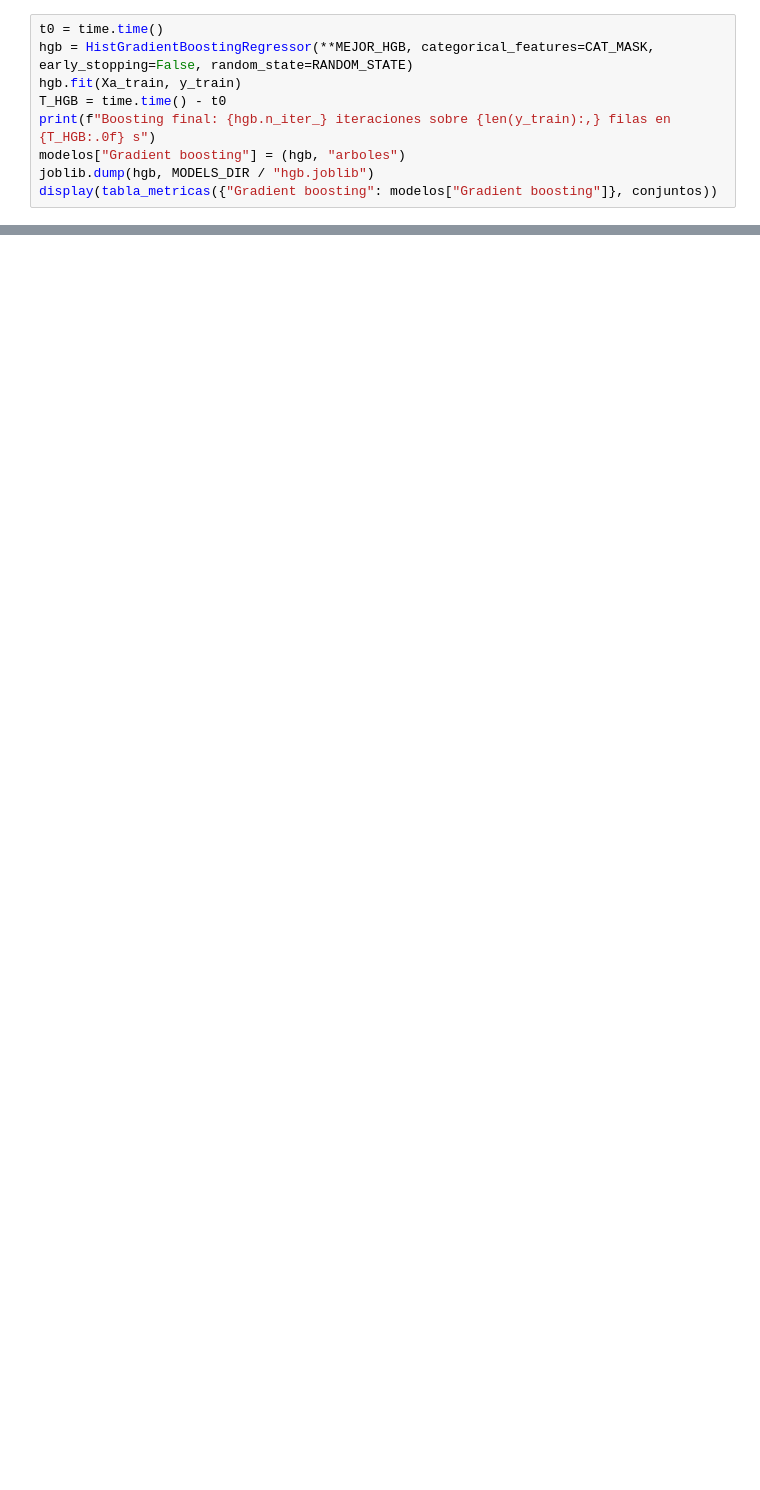
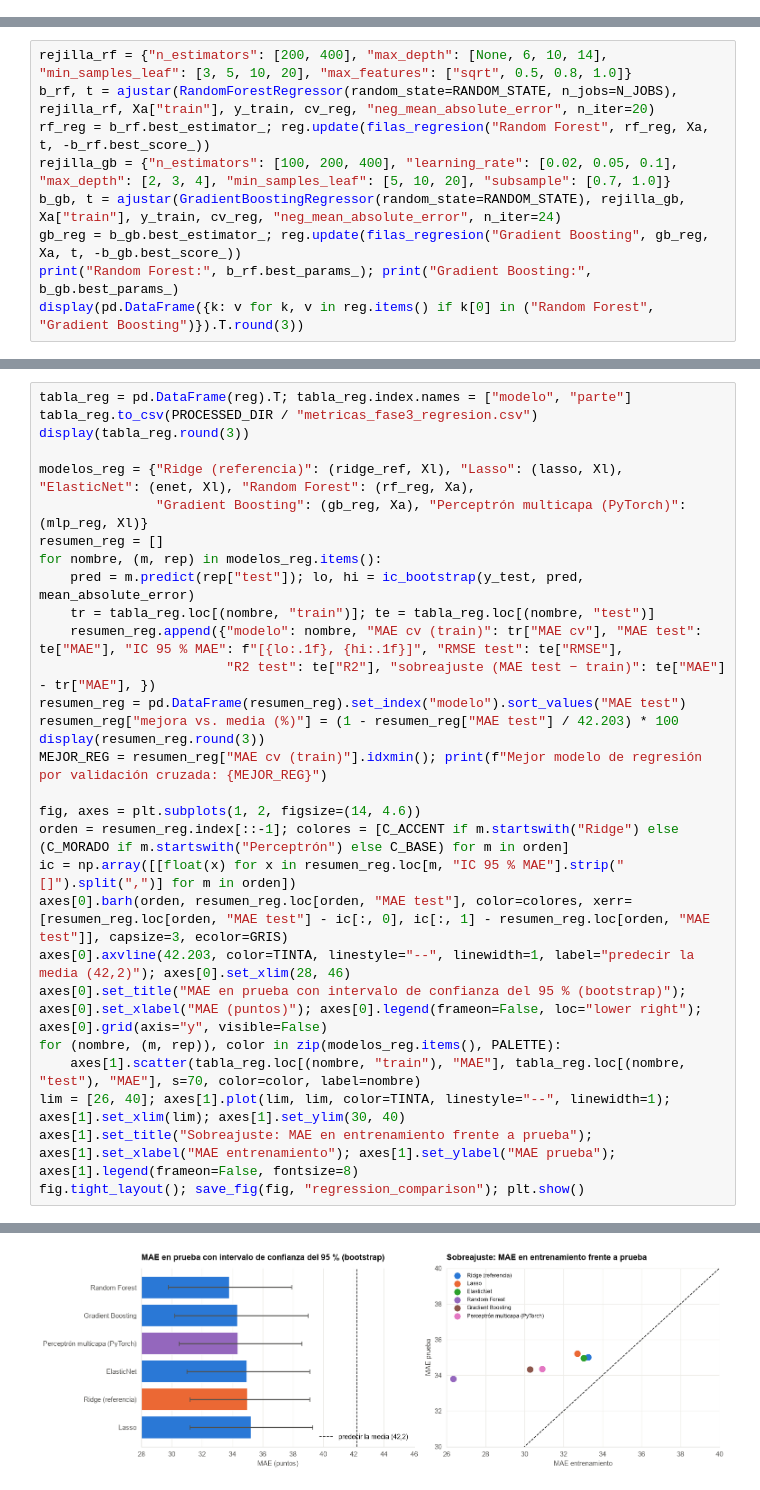
Before and after one commit to RubianoAndy/saber11-project, a Jupyter notebook: notebooks/03_modelos_y_evaluacion.ipynb, the cells around one changed output, grey strips where cells are left out. Drawn from its saved outputs; the diff is of its cells as text; blank space fills up the shorter version.

```diff
--- a/notebooks/03_modelos_y_evaluacion.ipynb
+++ b/notebooks/03_modelos_y_evaluacion.ipynb
@@ -358,9 +0,0 @@ El mejor conjunto de hiperparámetros se reentrena sobre las 372.954 filas de en
-# %%
-t0 = time.time()
-hgb = HistGradientBoostingRegressor(**MEJOR_HGB, categorical_features=CAT_MASK, early_stopping=False, random_state=RANDOM_STATE)
-hgb.fit(Xa_train, y_train)
-T_HGB = time.time() - t0
-print(f"Boosting final: {hgb.n_iter_} iteraciones sobre {len(y_train):,} filas en {T_HGB:.0f} s")
-modelos["Gradient boosting"] = (hgb, "arboles")
-joblib.dump(hgb, MODELS_DIR / "hgb.joblib")
-display(tabla_metricas({"Gradient boosting": modelos["Gradient boosting"]}, conjuntos))
@@ -768,0 +281,9 @@ Los **diez casos peor predichos** son de dos tipos. Dos estudiantes con puntaje
+# %%
+rejilla_rf = {"n_estimators": [200, 400], "max_depth": [None, 6, 10, 14], "min_samples_leaf": [3, 5, 10, 20], "max_features": ["sqrt", 0.5, 0.8, 1.0]}
+b_rf, t = ajustar(RandomForestRegressor(random_state=RANDOM_STATE, n_jobs=N_JOBS), rejilla_rf, Xa["train"], y_train, cv_reg, "neg_mean_absolute_error", n_iter=20)
+rf_reg = b_rf.best_estimator_; reg.update(filas_regresion("Random Forest", rf_reg, Xa, t, -b_rf.best_score_))
+rejilla_gb = {"n_estimators": [100, 200, 400], "learning_rate": [0.02, 0.05, 0.1], "max_depth": [2, 3, 4], "min_samples_leaf": [5, 10, 20], "subsample": [0.7, 1.0]}
+b_gb, t = ajustar(GradientBoostingRegressor(random_state=RANDOM_STATE), rejilla_gb, Xa["train"], y_train, cv_reg, "neg_mean_absolute_error", n_iter=24)
+gb_reg = b_gb.best_estimator_; reg.update(filas_regresion("Gradient Boosting", gb_reg, Xa, t, -b_gb.best_score_))
+print("Random Forest:", b_rf.best_params_); print("Gradient Boosting:", b_gb.best_params_)
+display(pd.DataFrame({k: v for k, v in reg.items() if k[0] in ("Random Forest", "Gradient Boosting")}).T.round(3))
@@ -768,0 +381,30 @@ Los **diez casos peor predichos** son de dos tipos. Dos estudiantes con puntaje
+# %%
+tabla_reg = pd.DataFrame(reg).T; tabla_reg.index.names = ["modelo", "parte"]
+tabla_reg.to_csv(PROCESSED_DIR / "metricas_fase3_regresion.csv")
+display(tabla_reg.round(3))
+
+modelos_reg = {"Ridge (referencia)": (ridge_ref, Xl), "Lasso": (lasso, Xl), "ElasticNet": (enet, Xl), "Random Forest": (rf_reg, Xa),
+               "Gradient Boosting": (gb_reg, Xa), "Perceptrón multicapa (PyTorch)": (mlp_reg, Xl)}
+resumen_reg = []
+for nombre, (m, rep) in modelos_reg.items():
+    pred = m.predict(rep["test"]); lo, hi = ic_bootstrap(y_test, pred, mean_absolute_error)
+    tr = tabla_reg.loc[(nombre, "train")]; te = tabla_reg.loc[(nombre, "test")]
+    resumen_reg.append({"modelo": nombre, "MAE cv (train)": tr["MAE cv"], "MAE test": te["MAE"], "IC 95 % MAE": f"[{lo:.1f}, {hi:.1f}]", "RMSE test": te["RMSE"],
+                        "R2 test": te["R2"], "sobreajuste (MAE test − train)": te["MAE"] - tr["MAE"], })
+resumen_reg = pd.DataFrame(resumen_reg).set_index("modelo").sort_values("MAE test")
+resumen_reg["mejora vs. media (%)"] = (1 - resumen_reg["MAE test"] / 42.203) * 100
+display(resumen_reg.round(3))
+MEJOR_REG = resumen_reg["MAE cv (train)"].idxmin(); print(f"Mejor modelo de regresión por validación cruzada: {MEJOR_REG}")
+
+fig, axes = plt.subplots(1, 2, figsize=(14, 4.6))
+orden = resumen_reg.index[::-1]; colores = [C_ACCENT if m.startswith("Ridge") else (C_MORADO if m.startswith("Perceptrón") else C_BASE) for m in orden]
+ic = np.array([[float(x) for x in resumen_reg.loc[m, "IC 95 % MAE"].strip("[]").split(",")] for m in orden])
+axes[0].barh(orden, resumen_reg.loc[orden, "MAE test"], color=colores, xerr=[resumen_reg.loc[orden, "MAE test"] - ic[:, 0], ic[:, 1] - resumen_reg.loc[orden, "MAE test"]], capsize=3, ecolor=GRIS)
+axes[0].axvline(42.203, color=TINTA, linestyle="--", linewidth=1, label="predecir la media (42,2)"); axes[0].set_xlim(28, 46)
+axes[0].set_title("MAE en prueba con intervalo de confianza del 95 % (bootstrap)"); axes[0].set_xlabel("MAE (puntos)"); axes[0].legend(frameon=False, loc="lower right"); axes[0].grid(axis="y", visible=False)
+for (nombre, (m, rep)), color in zip(modelos_reg.items(), PALETTE):
+    axes[1].scatter(tabla_reg.loc[(nombre, "train"), "MAE"], tabla_reg.loc[(nombre, "test"), "MAE"], s=70, color=color, label=nombre)
+lim = [26, 40]; axes[1].plot(lim, lim, color=TINTA, linestyle="--", linewidth=1); axes[1].set_xlim(lim); axes[1].set_ylim(30, 40)
+axes[1].set_title("Sobreajuste: MAE en entrenamiento frente a prueba"); axes[1].set_xlabel("MAE entrenamiento"); axes[1].set_ylabel("MAE prueba"); axes[1].legend(frameon=False, fontsize=8)
+fig.tight_layout(); save_fig(fig, "regression_comparison"); plt.show()
+# %% [output]
@@ -768,0 +439 @@ Los **diez casos peor predichos** son de dos tipos. Dos estudiantes con puntaje
+[figure, added]
```
Also changed, not shown: parts of 89 cells of this notebook, 14 other files.
